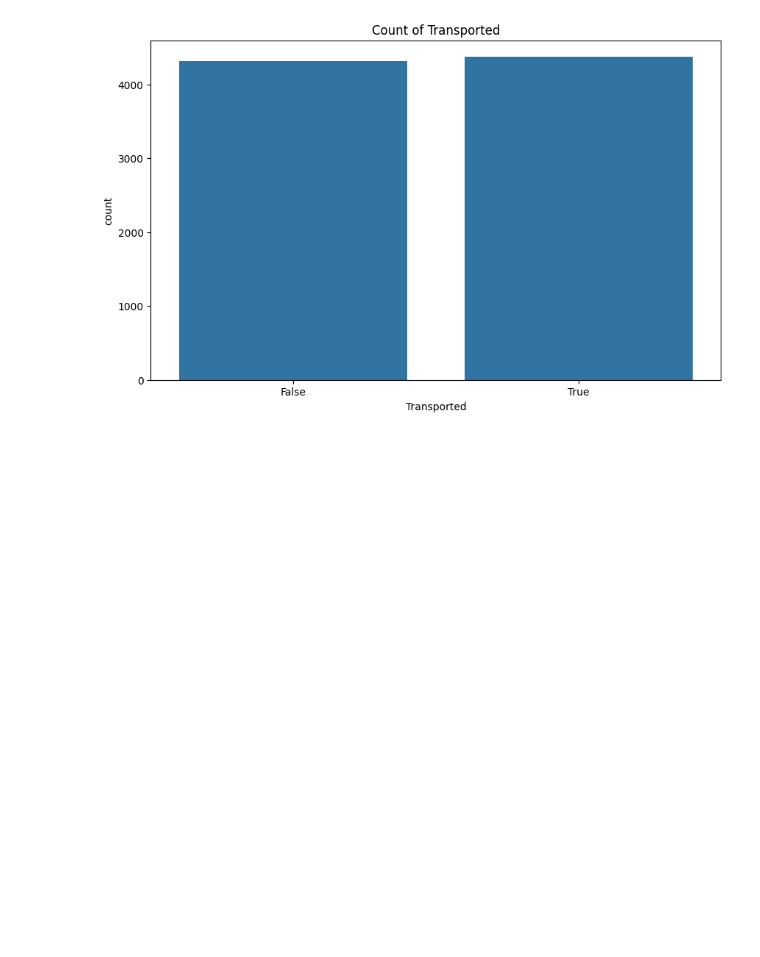
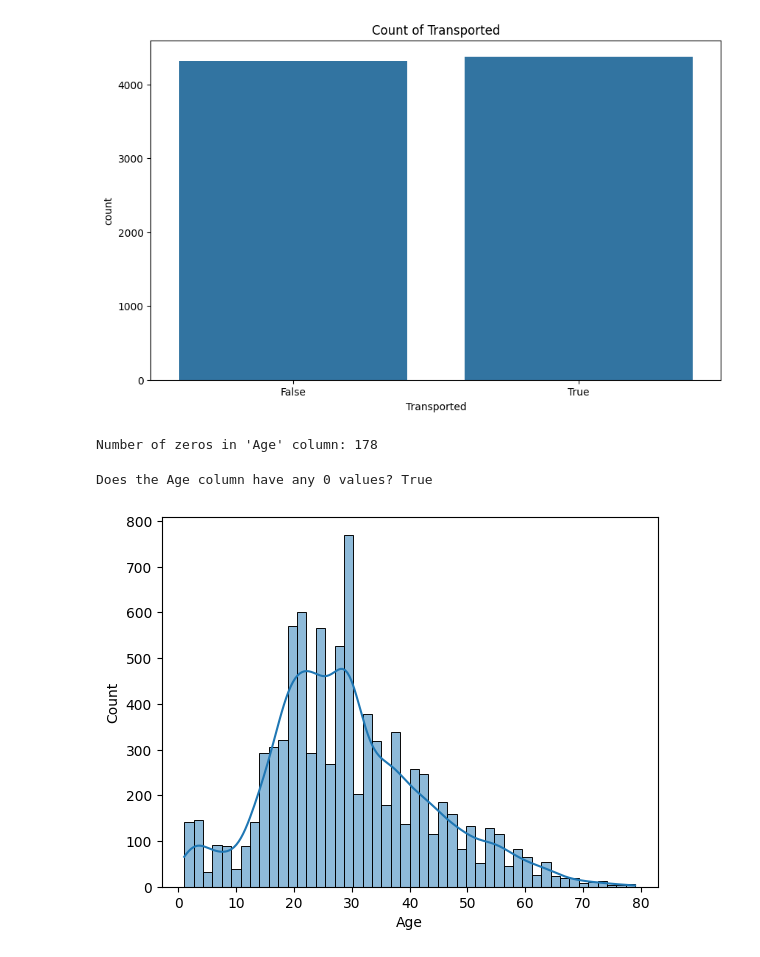
Before and after one commit to 7PAM2015-0509-2023-Group6/Kaggle-Challenge-Spaceship-Titanic-, a Jupyter notebook: Assignment2_kaggle.ipynb, the cells around one changed output. Drawn from its saved outputs; the diff is of its cells as text; code cells hidden in the pictures; blank space fills up the shorter version.

```diff
--- a/Assignment2_kaggle.ipynb
+++ b/Assignment2_kaggle.ipynb
@@ -147,3 +147,26 @@ for feature in categorical_features:
 [figure]
 [figure]
 [figure]
+# %%
+zero_mask = train_df['Age'] == 0
+
+# Count the number of zeros in the 'Age' column
+num_zeros = zero_mask.sum()
+print(f"Number of zeros in 'Age' column: {num_zeros}")
+# %% [output]
+Number of zeros in 'Age' column: 178
+# %%
+numeric_features = ['Age', 'RoomService', 'FoodCourt', 'ShoppingMall', 'Spa', 'VRDeck']
+imputer = SimpleImputer(strategy='mean')
+# %%
+has_zero = (train_df['Age'] == 0).any()
+print(f"Does the Age column have any 0 values? {has_zero}")
+train_df['Age'] = train_df['Age'].replace(0, np.nan)
+train_df['Age'] = imputer.fit_transform(train_df[['Age']]).ravel()
+
+# Visualize distributions
+sns.histplot(train_df['Age'], kde=True)
+plt.show()
+# %% [output]
+Does the Age column have any 0 values? True
+[figure, added]
```
Also changed, not shown: parts of 1 cell of this notebook.
